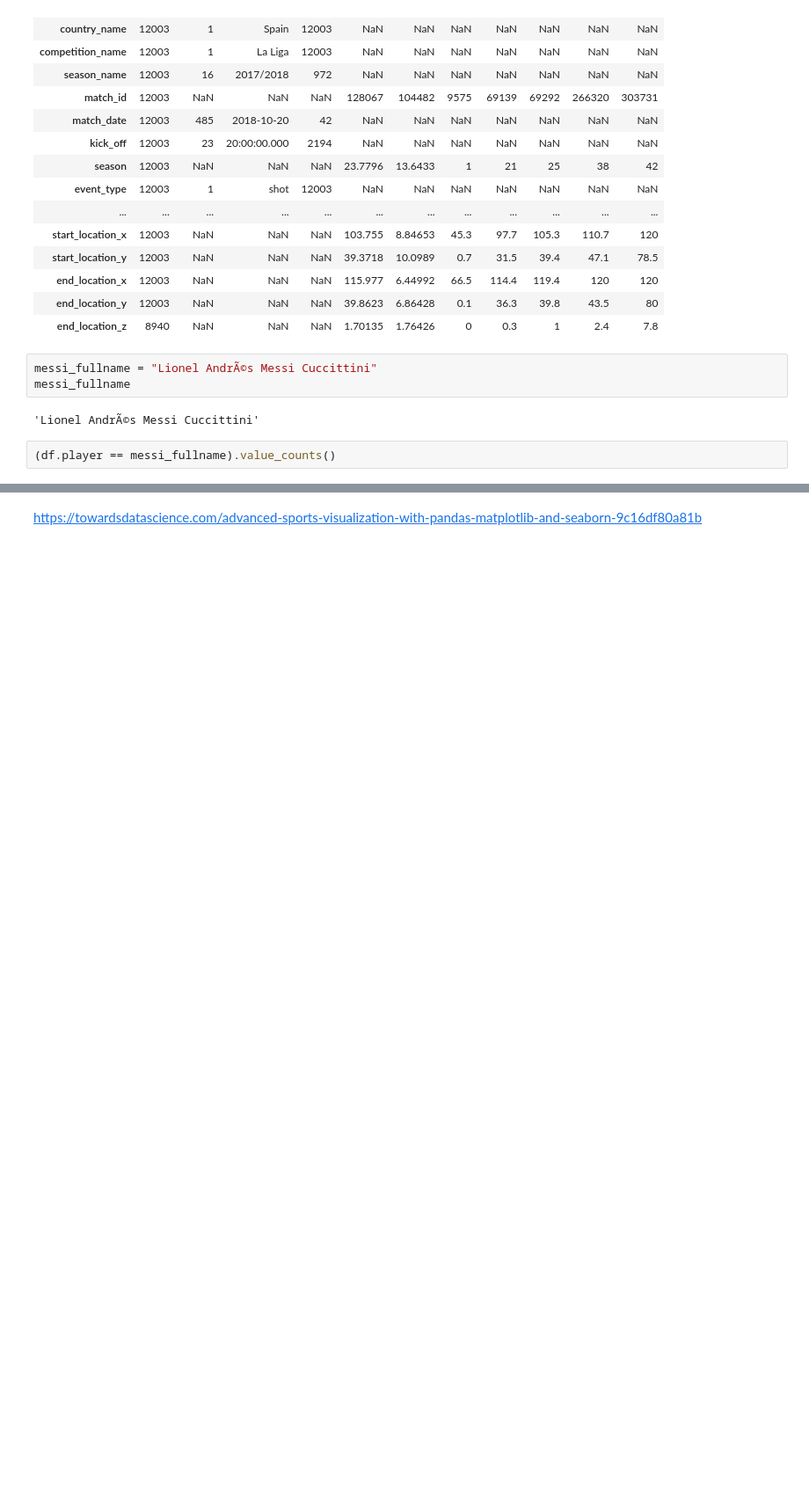
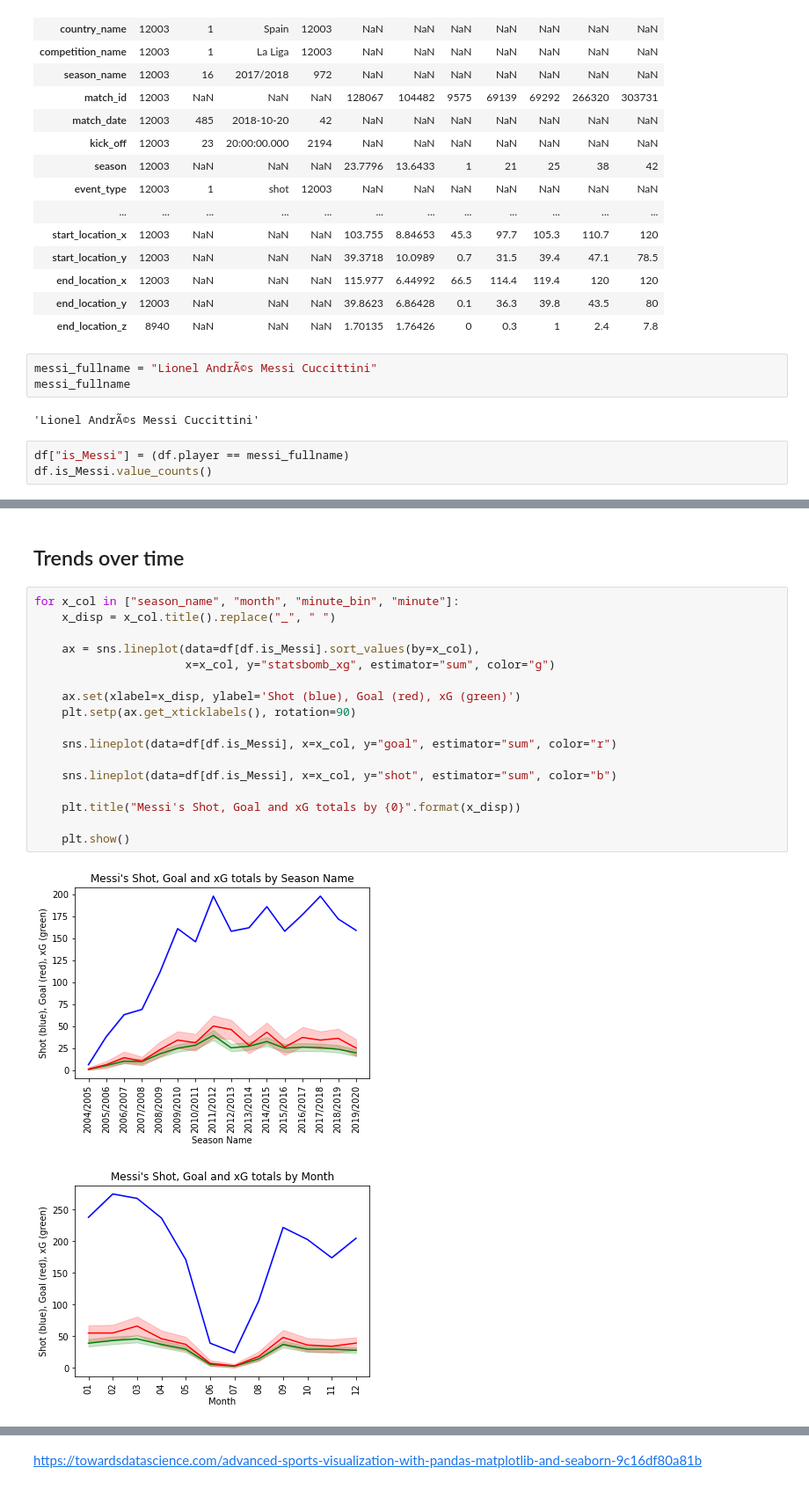
Before and after one commit to deacona/the-ball-is-round, a Jupyter notebook: notebooks/messi_01_finding_leo.ipynb, the cells around one changed output, grey strips where cells are left out. Shown at 88% size. Drawn from its saved outputs; the diff is of its cells as text; blank space fills up the shorter version.

```diff
--- a/notebooks/messi_01_finding_leo.ipynb
+++ b/notebooks/messi_01_finding_leo.ipynb
@@ -35,7 +43,8 @@ messi_fullname
 # %% [output]
 'Lionel AndrÃ©s Messi Cuccittini'
 # %%
-(df.player == messi_fullname).value_counts()
+df["is_Messi"] = (df.player == messi_fullname)
+df.is_Messi.value_counts()
 # %% [output]
 False    9841
 True     2162
@@ -72,0 +102,22 @@ Mesi scored 443.0 more goals than expected versus 41 for all other players
+# %% [markdown]
+## Trends over time
+# %%
+for x_col in ["season_name", "month", "minute_bin", "minute"]:
+    x_disp = x_col.title().replace("_", " ")
+
+    ax = sns.lineplot(data=df[df.is_Messi].sort_values(by=x_col),
+                      x=x_col, y="statsbomb_xg", estimator="sum", color="g")
+
+    ax.set(xlabel=x_disp, ylabel='Shot (blue), Goal (red), xG (green)')
+    plt.setp(ax.get_xticklabels(), rotation=90)
+
+    sns.lineplot(data=df[df.is_Messi], x=x_col, y="goal", estimator="sum", color="r")
+
+    sns.lineplot(data=df[df.is_Messi], x=x_col, y="shot", estimator="sum", color="b")
+
+    plt.title("Messi's Shot, Goal and xG totals by {0}".format(x_disp))
+
+    plt.show()
+# %% [output]
+[figure, added]
+[figure, added]
```
Also changed, not shown: parts of 26 cells of this notebook, 1 other file.
